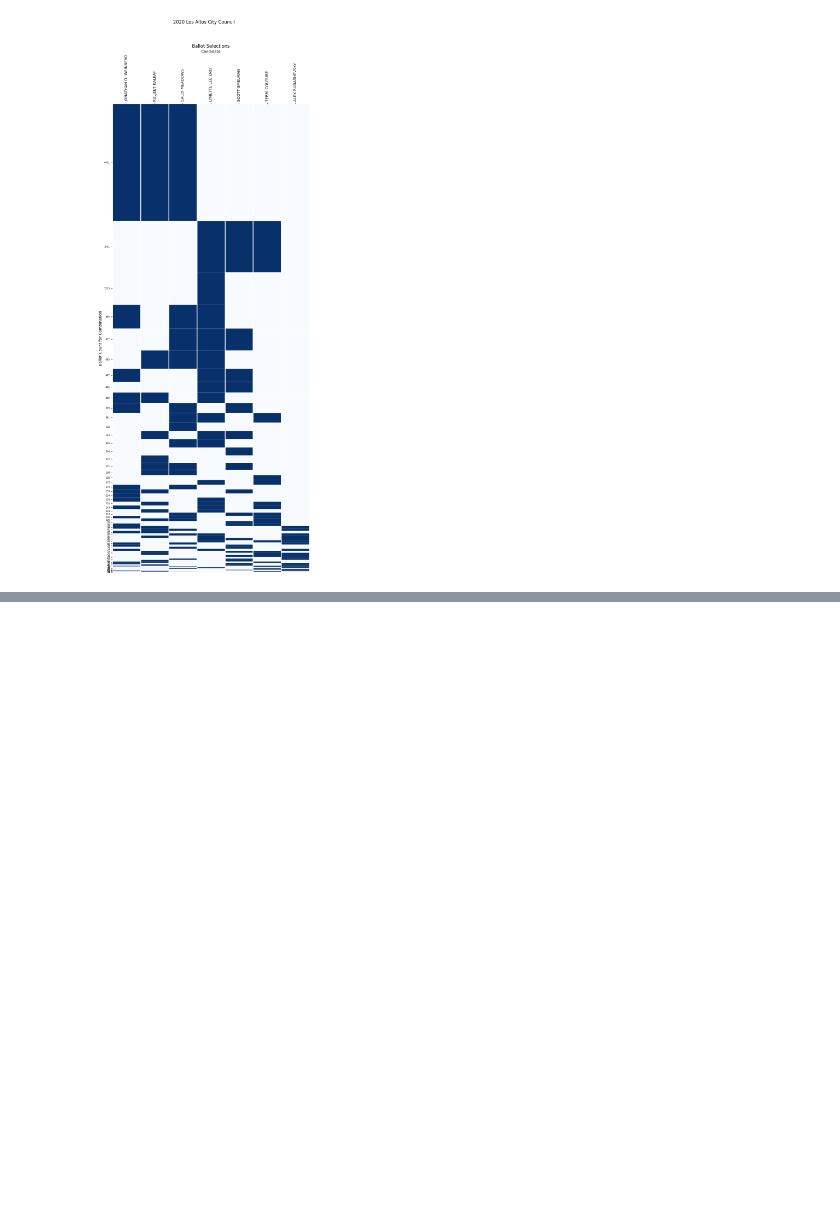
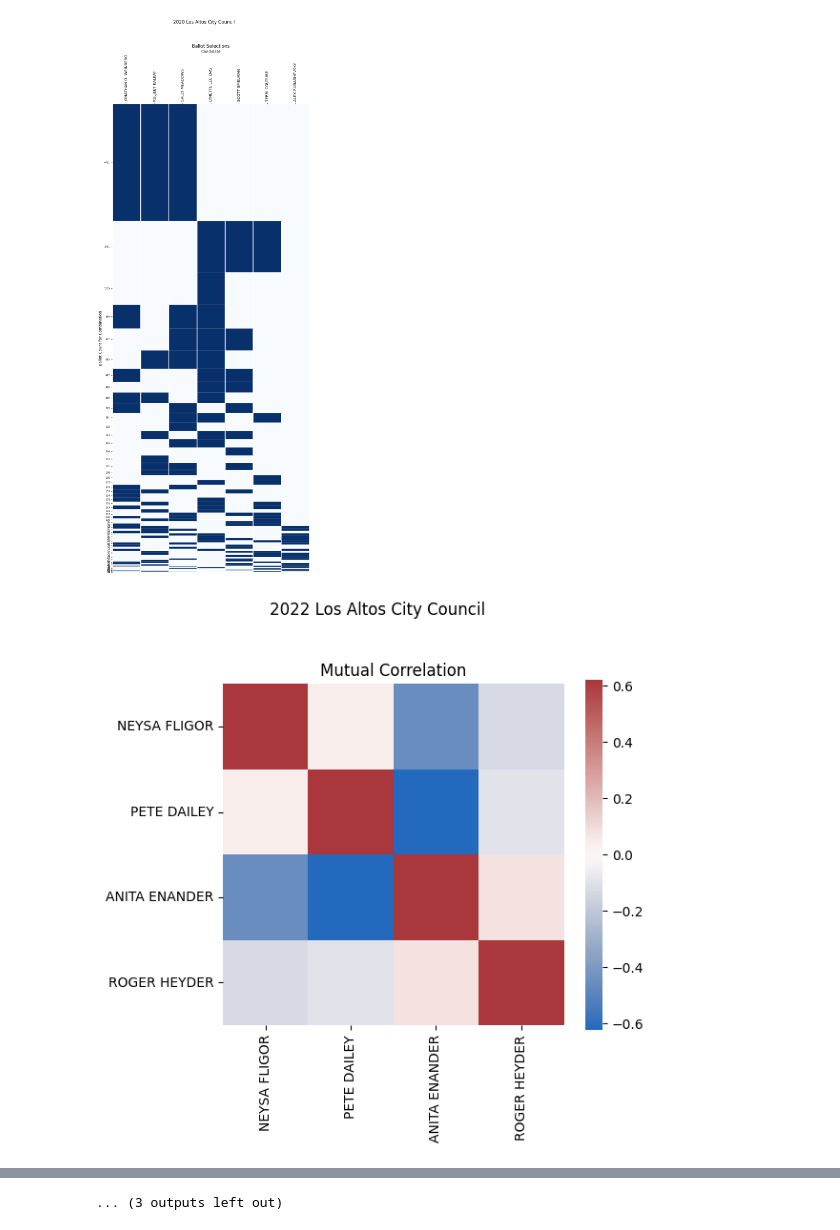
Before and after one commit to chrisroat/rcv-analysis, a Jupyter notebook: los_altos_analysis.ipynb, the cells around one changed output, grey strips where cells are left out. Cells and saved outputs as stored; diff of their text form; code cells hidden in the pictures; blank space fills up the shorter version.

Commit message:
Update Los Altos analysis to include 2022

```diff
--- a/los_altos_analysis.ipynb
+++ b/los_altos_analysis.ipynb
@@ -5,8 +5,9 @@ from analysis import make_all_figs
 import warnings
 warnings.simplefilter(action='ignore', category=FutureWarning)
 
-path = "2020/ca/county/santa_clara/general"
-contest_query = "(jurisdiction == 'Los Altos') & (office == 'Council')"
-df_proc = read_proc_contest(path, title="2020 Los Altos City Council", contest_query=contest_query)
-_ = make_all_figs(df_proc)
+for year in [2020, 2022]:
+    path = f"{year}/ca/county/santa_clara/general"
+    contest_query = "(jurisdiction == 'Los Altos') & (office == 'Council')"
+    df_proc = read_proc_contest(path, title=f"{year} Los Altos City Council", contest_query=contest_query)
+    _ = make_all_figs(df_proc)
 # %% [output]
@@ -14,7 +16,8 @@ read_proc_contest: 2.9s
 [figure]
 [figure]
 [figure]
 [figure]
 [figure]
 [figure]
 [figure]
+[figure, added]
@@ -20,0 +27 @@ read_proc_contest: 2.9s
+... (3 outputs left out)
```
Also changed, not shown: parts of 1 cell of this notebook.
